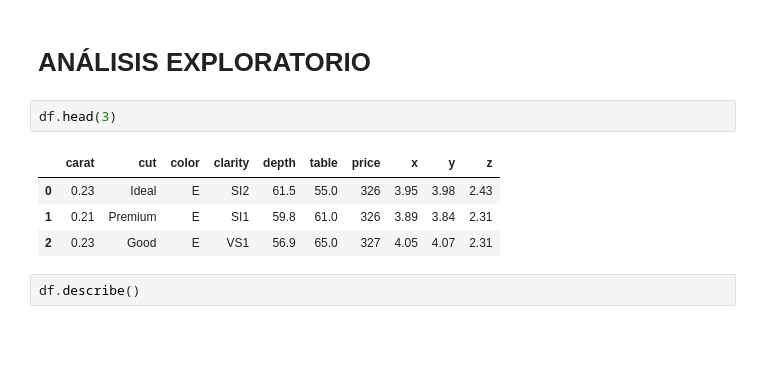
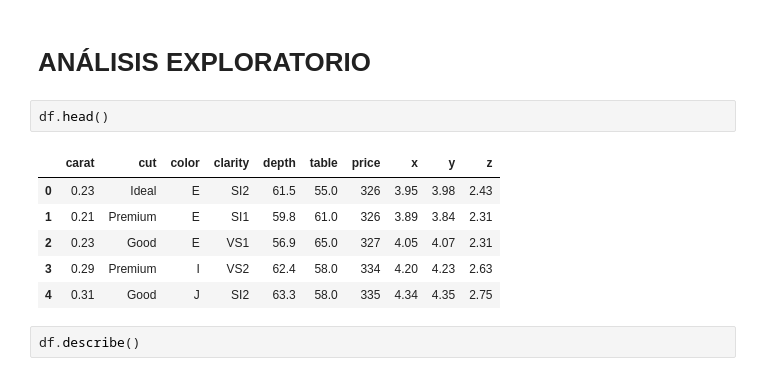
Before and after one commit to secarvallo/FML_24, a Jupyter notebook: fml_diamonds.ipynb, the cells around one changed output. Saved outputs shown, nothing was run; the diff lists cells and outputs as text; blank space fills up the shorter version.

```diff
--- a/fml_diamonds.ipynb
+++ b/fml_diamonds.ipynb
@@ -18,12 +18,14 @@ if 'Unnamed: 0' in df.columns:
 # %% [markdown]
 # ANÁLISIS EXPLORATORIO
 # %%
-df.head(3)
+df.head()
 # %% [output]
 |  | carat | cut | color | clarity | depth | table | price | x | y | z |
 | 0 | 0.23 | Ideal | E | SI2 | 61.5 | 55.0 | 326 | 3.95 | 3.98 | 2.43 |
 | 1 | 0.21 | Premium | E | SI1 | 59.8 | 61.0 | 326 | 3.89 | 3.84 | 2.31 |
 | 2 | 0.23 | Good | E | VS1 | 56.9 | 65.0 | 327 | 4.05 | 4.07 | 2.31 |
+| 3 | 0.29 | Premium | I | VS2 | 62.4 | 58.0 | 334 | 4.20 | 4.23 | 2.63 |
+| 4 | 0.31 | Good | J | SI2 | 63.3 | 58.0 | 335 | 4.34 | 4.35 | 2.75 |
 # %%
 df.describe()
 # %% [output]
```
Also changed, not shown: parts of 40 cells of this notebook, 2 other files.
